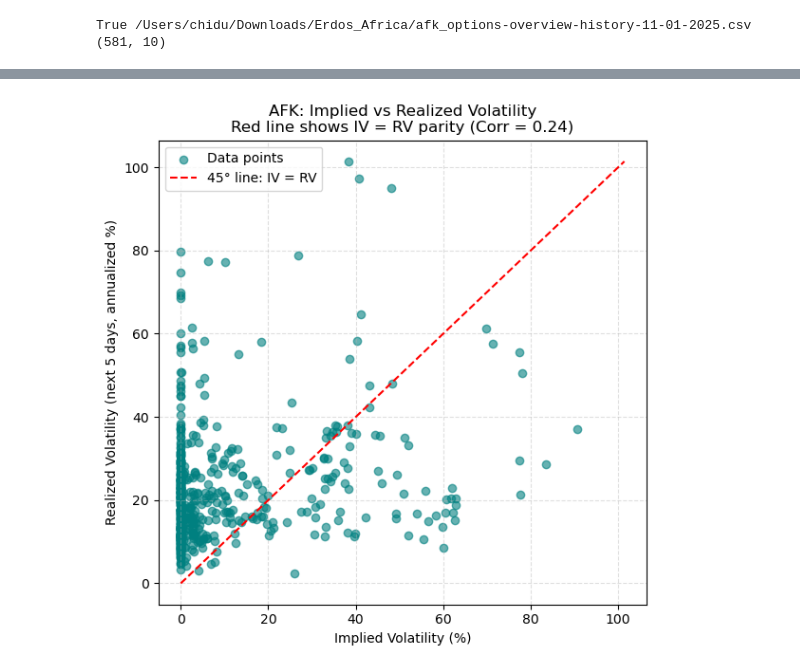
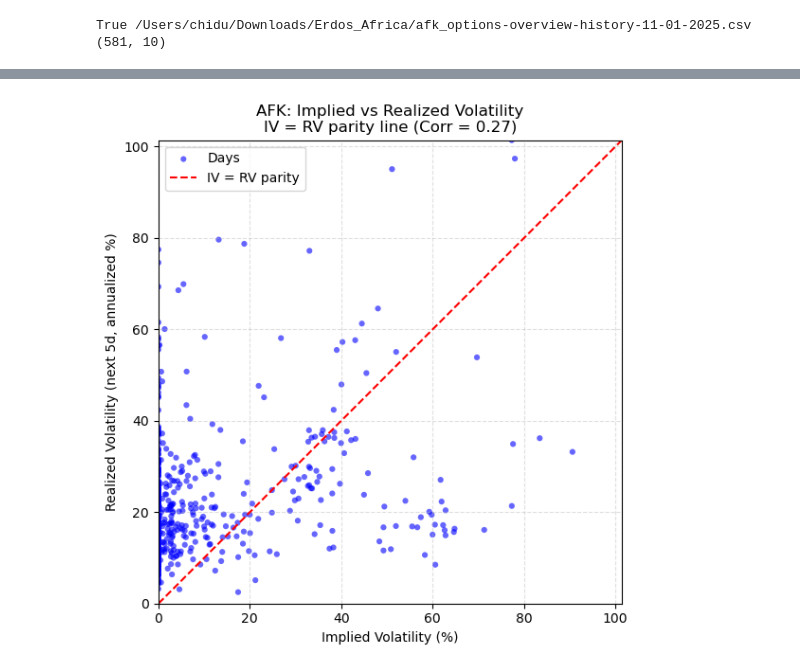
Before and after one commit to Chidubem5/Erdos_Africa, a Jupyter notebook: main.ipynb, the cells around one changed output, grey strips where cells are left out. Drawn from its saved outputs; the diff is of its cells as text; code cells hidden in the pictures.

```diff
--- a/main.ipynb
+++ b/main.ipynb
@@ -388,32 +393,37 @@ plt.show()
 # %%
 # Statistical relationship between forecasts (x = IV) and outcomes (y = RV).
 #The red 45° parity line represents perfect foresight (IV = RV).
 #The slope and clustering reveal how well IV predicts RV.
 
-import matplotlib.pyplot as plt
+col_iv = next((c for c in ["IV_%", "IV_pct"] if c in df_merged.columns), None)
+col_rv = next((c for c in ["RV5_%", "RV_next5d_%", "RV_5d_pct"] if c in df_merged.columns), None)
 
-# Compute correlation (if not already done)
-corr = df_merged[iv_col].corr(df_merged["RV_5d_pct"])
+df_sc = df_merged[[col_iv, col_rv]].dropna().rename(columns={col_iv: "IV", col_rv: "RV"})
 
-# Scatter plot
-fig, ax = plt.subplots(figsize=(6,6))
-ax.scatter(df_merged[iv_col], df_merged["RV_5d_pct"], alpha=0.6, color="teal", label="Data points")
+# Correlation
+corr = df_sc["IV"].corr(df_sc["RV"])
 
-# Red 45° line — perfect parity line (IV = RV)
-max_val = df_merged[[iv_col, "RV_5d_pct"]].max().max()
-ax.plot([0, max_val], [0, max_val], color="red", linestyle="--", linewidth=1.5, label="45° line: IV = RV")
+# Scatter with 45° parity line
+fig, ax = plt.subplots(figsize=(6, 6))
+ax.scatter(df_sc["IV"], df_sc["RV"], alpha=0.6, s=20, color="blue", edgecolors="none", label="Days")
 
-# Labels & title
+lo = float(np.nanmin([df_sc["IV"].min(), df_sc["RV"].min()]))
+hi = float(np.nanmax([df_sc["IV"].max(), df_sc["RV"].max()]))
+ax.plot([lo, hi], [lo, hi], linestyle="--", linewidth=1.5, color="red", label="IV = RV parity")
+
+ax.set_xlim(lo, hi)
+ax.set_ylim(lo, hi)
+ax.set_aspect("equal", adjustable="box")
+
 ax.set_xlabel("Implied Volatility (%)")
-ax.set_ylabel("Realized Volatility (next 5 days, annualized %)")
-ax.set_title(f"AFK: Implied vs Realized Volatility\nRed line shows IV = RV parity (Corr = {corr:.2f})")
+ax.set_ylabel("Realized Volatility (next 5d, annualized %)")
+ax.set_title(f"AFK: Implied vs Realized Volatility\nIV = RV parity line (Corr = {corr:.2f})")
 
-# Style
+ax.grid(True, linestyle="--", alpha=0.4)
 ax.legend()
-ax.grid(True, linestyle="--", alpha=0.4)
 plt.tight_layout()
 plt.show()
 
 #That red dashed line in your scatter plot is the 45-degree “parity” line — it shows where points would fall if implied volatility (IV) perfectly matched realized volatility (RV).
 # %% [output]
-[figure, old version]
+[figure, new version]
```
Also changed, not shown: parts of 8 cells of this notebook.
